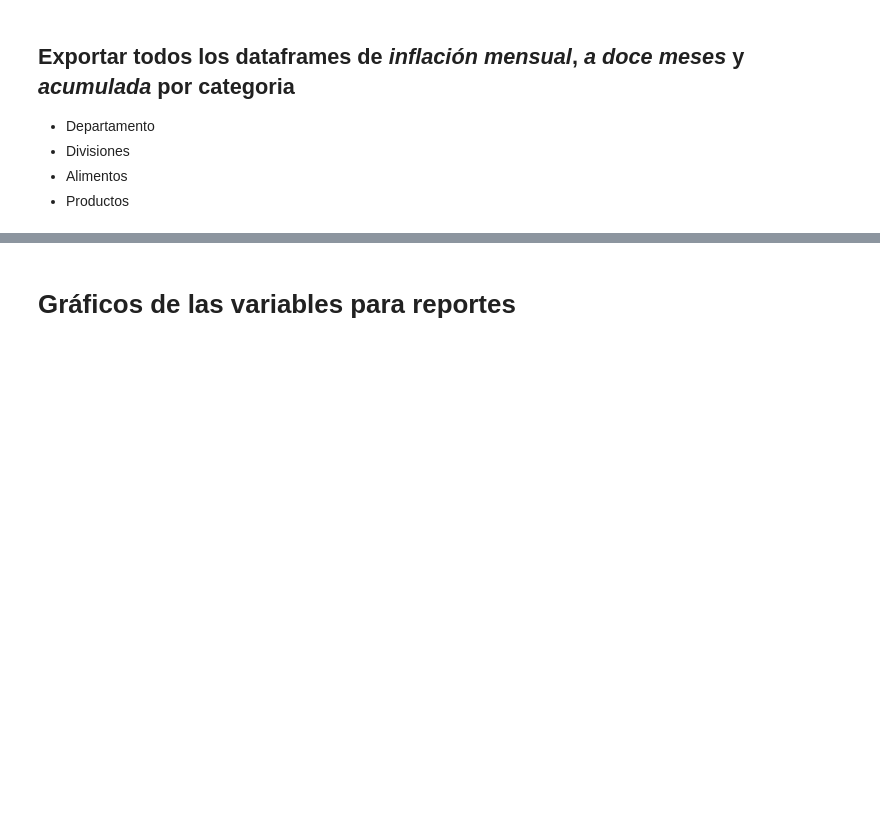
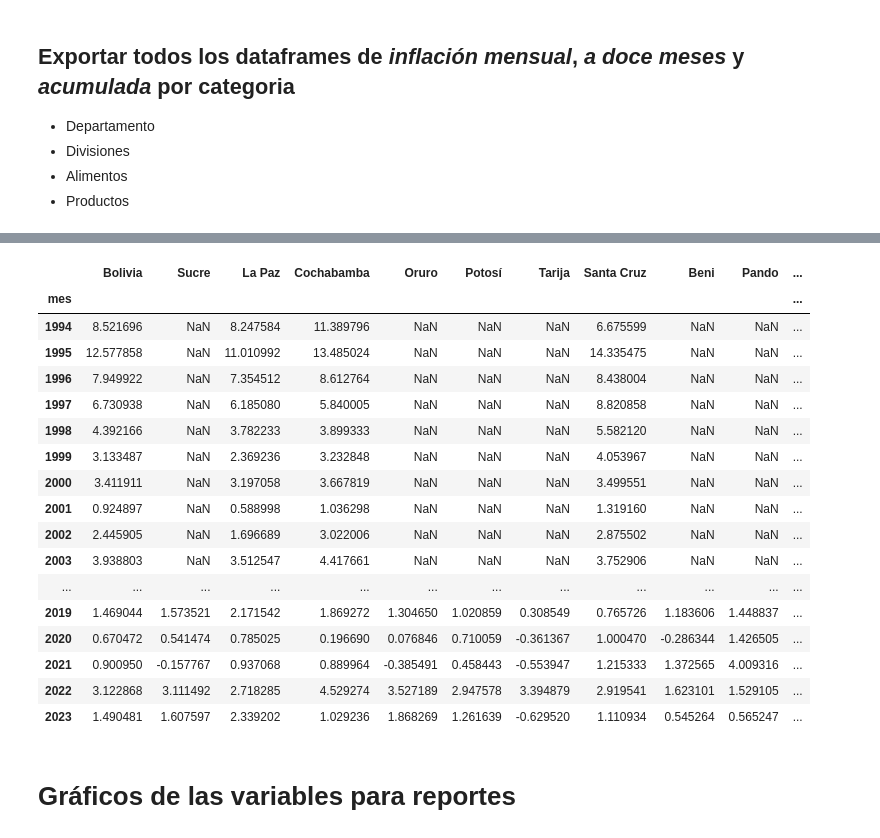
Before and after one commit to cesar-ramosh/Gobernanzas-de-datos, a Jupyter notebook: Sector_Precios.ipynb, the cells around one changed output, grey strips where cells are left out. Drawn from its saved outputs; the diff is of its cells as text; code cells hidden in the pictures; blank space fills up the shorter version.

```diff
--- a/Sector_Precios.ipynb
+++ b/Sector_Precios.ipynb
@@ -519,3 +564,35 @@ with pd.ExcelWriter(ruta_archivo, mode='a', engine='openpyxl') as writer:
+# %%
+# Convertir el índice 'mensual month-year Jan-09' a formato de fecha
+depto_icum_anual.index = pd.to_datetime(depto_icum_anual.index, format='%b-%y')
+
+# Crear la columna 'yearly' con el año de cada fila
+depto_icum_anual['yearly'] = depto_icum_anual.index.year
+
+# Agrupar por año, y tomar el último valor de cada año para cada variable
+depto_icum_last_year_value = depto_icum_anual.groupby(depto_icum.index.year).last()
+# Eliminar la variable auxiliar "yearly"
+#depto_icum_last_year_value = depto_icum_last_year_value.drop(columns=['yearly'])
+
+depto_icum_last_year_value
+# %% [output]
+|  | Bolivia | Sucre | La Paz | Cochabamba | Oruro | Potosí | Tarija | Santa Cruz | Beni | Pando | ... |
+| mes |  |  |  |  |  |  |  |  |  |  | ... |
+| 1994 | 8.521696 | NaN | 8.247584 | 11.389796 | NaN | NaN | NaN | 6.675599 | NaN | NaN | ... |
+| 1995 | 12.577858 | NaN | 11.010992 | 13.485024 | NaN | NaN | NaN | 14.335475 | NaN | NaN | ... |
+| 1996 | 7.949922 | NaN | 7.354512 | 8.612764 | NaN | NaN | NaN | 8.438004 | NaN | NaN | ... |
+| 1997 | 6.730938 | NaN | 6.185080 | 5.840005 | NaN | NaN | NaN | 8.820858 | NaN | NaN | ... |
+| 1998 | 4.392166 | NaN | 3.782233 | 3.899333 | NaN | NaN | NaN | 5.582120 | NaN | NaN | ... |
+| 1999 | 3.133487 | NaN | 2.369236 | 3.232848 | NaN | NaN | NaN | 4.053967 | NaN | NaN | ... |
+| 2000 | 3.411911 | NaN | 3.197058 | 3.667819 | NaN | NaN | NaN | 3.499551 | NaN | NaN | ... |
+| 2001 | 0.924897 | NaN | 0.588998 | 1.036298 | NaN | NaN | NaN | 1.319160 | NaN | NaN | ... |
+| 2002 | 2.445905 | NaN | 1.696689 | 3.022006 | NaN | NaN | NaN | 2.875502 | NaN | NaN | ... |
+| 2003 | 3.938803 | NaN | 3.512547 | 4.417661 | NaN | NaN | NaN | 3.752906 | NaN | NaN | ... |
+| ... | ... | ... | ... | ... | ... | ... | ... | ... | ... | ... | ... |
+| 2019 | 1.469044 | 1.573521 | 2.171542 | 1.869272 | 1.304650 | 1.020859 | 0.308549 | 0.765726 | 1.183606 | 1.448837 | ... |
+| 2020 | 0.670472 | 0.541474 | 0.785025 | 0.196690 | 0.076846 | 0.710059 | -0.361367 | 1.000470 | -0.286344 | 1.426505 | ... |
+| 2021 | 0.900950 | -0.157767 | 0.937068 | 0.889964 | -0.385491 | 0.458443 | -0.553947 | 1.215333 | 1.372565 | 4.009316 | ... |
+| 2022 | 3.122868 | 3.111492 | 2.718285 | 4.529274 | 3.527189 | 2.947578 | 3.394879 | 2.919541 | 1.623101 | 1.529105 | ... |
+| 2023 | 1.490481 | 1.607597 | 2.339202 | 1.029236 | 1.868269 | 1.261639 | -0.629520 | 1.110934 | 0.545264 | 0.565247 | ... |
 # %% [markdown]
 # Gráficos de las variables para reportes
 # %% [markdown]
```
Also changed, not shown: parts of 7 cells of this notebook.
